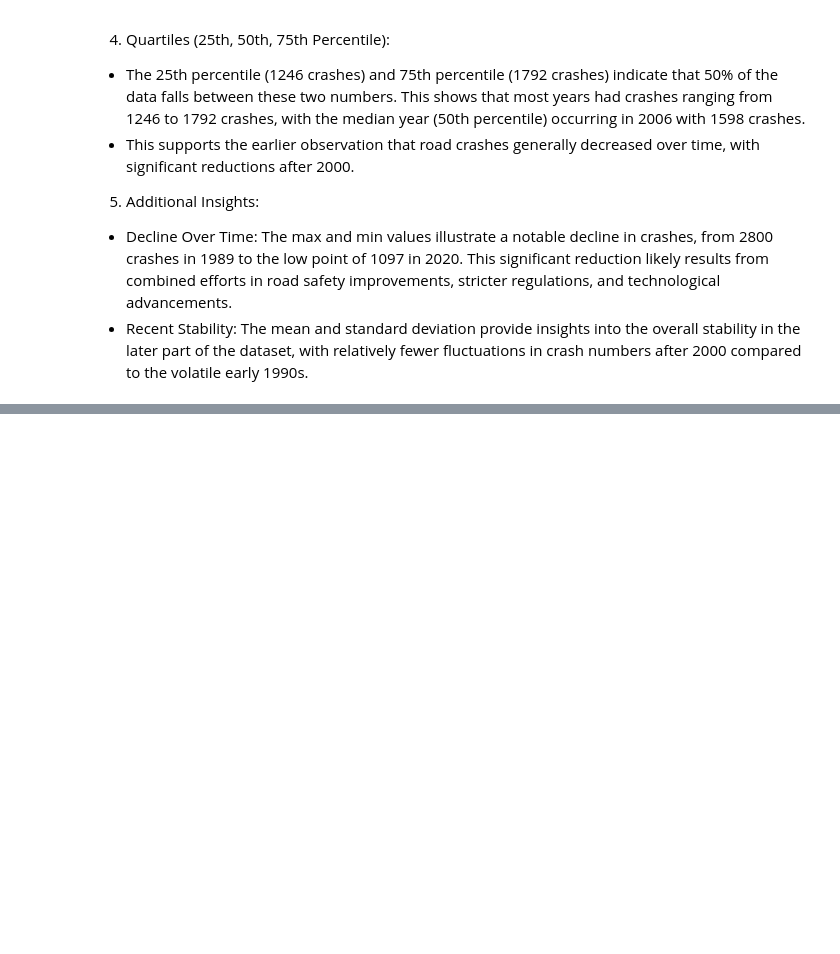
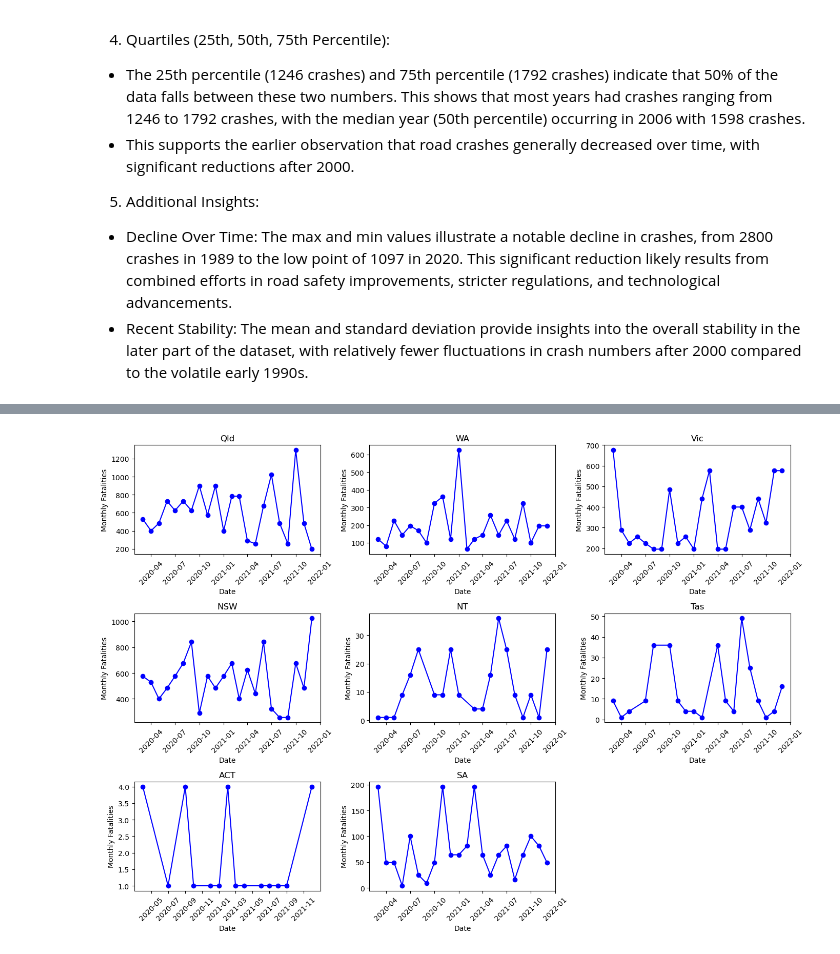
Before and after one commit to Yukitoshi12345/Australia-Road-Fatality, a Jupyter notebook: main.ipynb, the cells around one changed output, grey strips where cells are left out. Drawn from its saved outputs; the diff is of its cells as text; code cells hidden in the pictures; blank space fills up the shorter version.

```diff
--- a/main.ipynb
+++ b/main.ipynb
@@ -177,0 +234,25 @@ Key Statistics:
+# %%
+# To improve clarity, let's create separate subplots for each state in the time series plot
+
+# First, extract the relevant columns for plotting and group data by month and year for each state
+states = covid_lockdown_data['State'].unique()
+
+plt.figure(figsize=(14, 10))
+
+# Loop through each state and create a subplot for each
+for i, state in enumerate(states, start=1):
+    state_data = covid_lockdown_data[covid_lockdown_data['State'] == state]
+    monthly_totals = state_data.groupby(['Year', 'Month'])['Crash Count'].sum().reset_index()
+    monthly_totals['Date'] = pd.to_datetime(monthly_totals[['Year', 'Month']].assign(DAY=1))
+
+    plt.subplot(3, 3, i)
+    plt.plot(monthly_totals['Date'], monthly_totals['Crash Count'], label=state, color='b', marker='o')
+    plt.title(f'{state}')
+    plt.xlabel('Date')
+    plt.ylabel('Monthly Fatalities')
+    plt.xticks(rotation=45)
+
+plt.tight_layout()
+plt.show()
+# %% [output]
+[figure, added]
```
Also changed, not shown: parts of 5 cells of this notebook, 5 other files.
